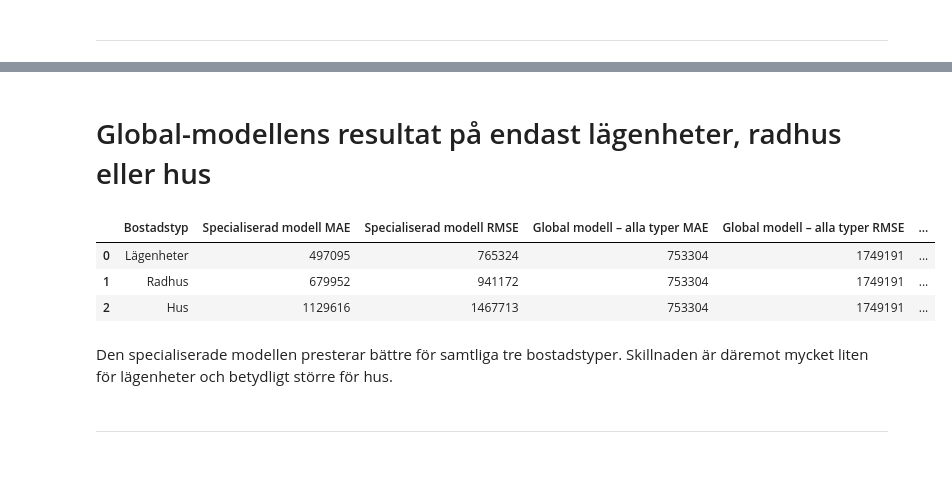
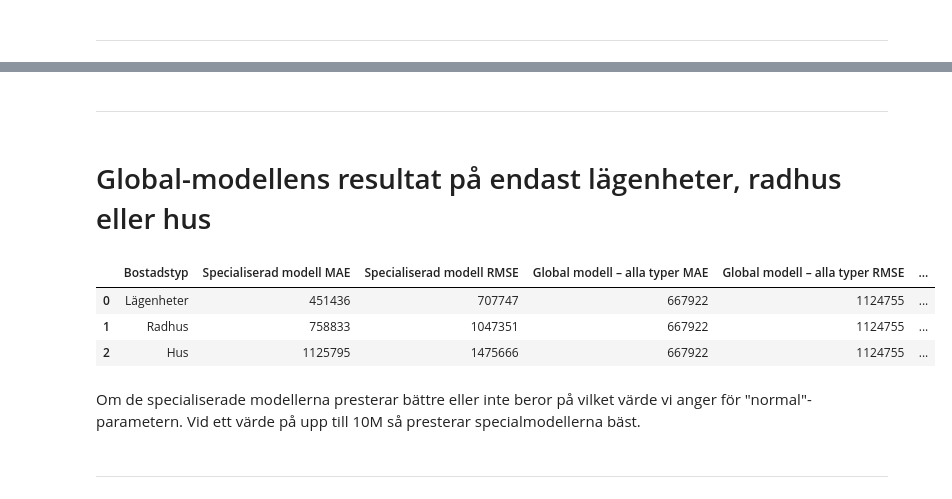
Before and after one commit to Mezea11/bostadskollen, a Jupyter notebook: notebooks/model_training.ipynb, the cells around one changed output, grey strips where cells are left out. Saved outputs shown, nothing was run; the diff lists cells and outputs as text; code cells hidden in the pictures; blank space fills up the shorter version.

```diff
--- a/notebooks/model_training.ipynb
+++ b/notebooks/model_training.ipynb
@@ -46,7 +46,7 @@ None
 # %% [markdown]
 Ta bort kolumner vi inte vill ha med
 # %%
-df = df.drop(columns=["ad_id", "address", "sqm_price_sek"])
+df = df.drop(columns=["ad_id", "address", "sqm_price_sek", "date_published"])
 # %% [markdown]
 Dela upp coordenates i nya kolumner "latitude" och "longitude" och ta bort coordenates
 # %%
@@ -58,9 +56,3 @@ Lägg till month och ta bort date_published
-# %%
-df["date_published"] = pd.to_datetime(df["date_published"])
-
-df["month"] = df["date_published"].dt.month
-
-df = df.drop(columns=["date_published"])
 # %% [markdown]
 Skapa kolumn för municipality (kommun) och ta bort location
 # %%
@@ -307,0 +300,10 @@ Härnäst ska jag testa hur den globala modellen är på att förutspå endast l
+# %%
+rf_global.fit(X_train_val_global, y_train_val_global)
+rf_apartment.fit(X_train_val_apartment, y_train_val_apartment)
+rf_house.fit(X_train_val_house, y_train_val_house)
+rf_row_house.fit(X_train_val_row_house, y_train_val_row_house)
+
+global_pred = rf_global.predict(X_test_global)
+apartment_pred = rf_apartment.predict(X_test_apartment)
+house_pred = rf_house.predict(X_test_house)
+row_house_pred = rf_row_house.predict(X_test_row_house)
@@ -308,3 +342,5 @@ Härnäst ska jag testa hur den globala modellen är på att förutspå endast l
+# %% [markdown]
+---
 # %% [markdown]
 # Global-modellens resultat på endast lägenheter, radhus eller hus
 # %%
@@ -317,18 +353,18 @@ results = []
 # --------------------------------------------------
 
 # Gör prediktioner för hela validation-datasetet
-global_all_pred = rf_global.predict(X_val_global)
+global_all_pred = rf_global.predict(X_test_global)
 
 # Beräkna MAE för den globala modellen
 global_all_mae = mean_absolute_error(
-    y_val_global,
+    y_test_global,
     global_all_pred
 )
 
 # Beräkna RMSE för den globala modellen
 global_all_rmse = np.sqrt(
     mean_squared_error(
-        y_val_global,
+        y_test_global,
         global_all_pred
     )
 )
@@ -338,9 +374,9 @@ global_all_rmse = np.sqrt(
 # --------------------------------------------------
 
 for typ, name, model, X_val, y_val in [
-    ("typology_APARTMENT", "Lägenheter", rf_apartment, X_val_apartment, y_val_apartment),
-    ("typology_ROW_HOUSE", "Radhus", rf_row_house, X_val_row_house, y_val_row_house),
-    ("typology_HOUSE", "Hus", rf_house, X_val_house, y_val_house)
+    ("typology_APARTMENT", "Lägenheter", rf_apartment, X_test_apartment, y_test_apartment),
+    ("typology_ROW_HOUSE", "Radhus", rf_row_house, X_test_row_house, y_test_row_house),
+    ("typology_HOUSE", "Hus", rf_house, X_test_house, y_test_house)
 ]:
 
     # Prediktioner från den specialiserade modellen
@@ -365,25 +401,25 @@ for typ, name, model, X_val, y_val in [
     # --------------------------------------------------
 
     # Hitta rader som tillhör aktuell bostadstyp
-    mask = X_val_global[typ]
+    mask = X_test_global[typ]
 
     # Plocka ut endast denna bostadstyp från global validation-data
-    X_val_global_type = X_val_global[mask]
-    y_val_global_type = y_val_global[mask]
+    X_test_global_type = X_test_global[mask]
+    y_test_global_type = y_test_global[mask]
 
     # Gör prediktioner med den globala modellen
-    global_pred = rf_global.predict(X_val_global_type)
+    global_pred = rf_global.predict(X_test_global_type)
 
     # MAE för den globala modellen på aktuell bostadstyp
     global_type_mae = mean_absolute_error(
-        y_val_global_type,
+        y_test_global_type,
         global_pred
     )
 
     # RMSE för den globala modellen på aktuell bostadstyp
     global_type_rmse = np.sqrt(
         mean_squared_error(
-            y_val_global_type,
+            y_test_global_type,
             global_pred
         )
     )
@@ -397,38 +433,38 @@ for typ, name, model, X_val, y_val in [
         round(specialized_mae),
         round(specialized_rmse),
         round(global_all_mae),
         round(global_all_rmse),
         round(global_type_mae),
         round(global_type_rmse)
     ])
 
 
 # --------------------------------------------------
 # Skapa en DataFrame med resultaten
 # --------------------------------------------------
 
 comparison_df = pd.DataFrame(
     results,
     columns=[
         "Bostadstyp",
         "Specialiserad modell MAE",
         "Specialiserad modell RMSE",
         "Global modell – alla typer MAE",
         "Global modell – alla typer RMSE",
         "Global modell – endast typ MAE",
         "Global modell – endast typ RMSE"
     ]
 )
 
 # Visa jämförelsen
 comparison_df
 # %% [output]
 |  | Bostadstyp | Specialiserad modell MAE | Specialiserad modell RMSE | Global modell – alla typer MAE | Global modell – alla typer RMSE | ... |
-| 0 | Lägenheter | 497095 | 765324 | 753304 | 1749191 | ... |
-| 1 | Radhus | 679952 | 941172 | 753304 | 1749191 | ... |
-| 2 | Hus | 1129616 | 1467713 | 753304 | 1749191 | ... |
+| 0 | Lägenheter | 451436 | 707747 | 667922 | 1124755 | ... |
+| 1 | Radhus | 758833 | 1047351 | 667922 | 1124755 | ... |
+| 2 | Hus | 1125795 | 1475666 | 667922 | 1124755 | ... |
 # %% [markdown]
-Den specialiserade modellen presterar bättre för samtliga tre bostadstyper. Skillnaden är däremot mycket liten för lägenheter och betydligt större för hus.
+Om de specialiserade modellerna presterar bättre eller inte beror på vilket värde vi anger för "normal"-parametern. Vid ett värde på upp till 10M så presterar specialmodellerna bäst.
 # %% [markdown]
 ---
 # %% [markdown]
```
Also changed, not shown: parts of 17 cells of this notebook, 6 other files.
